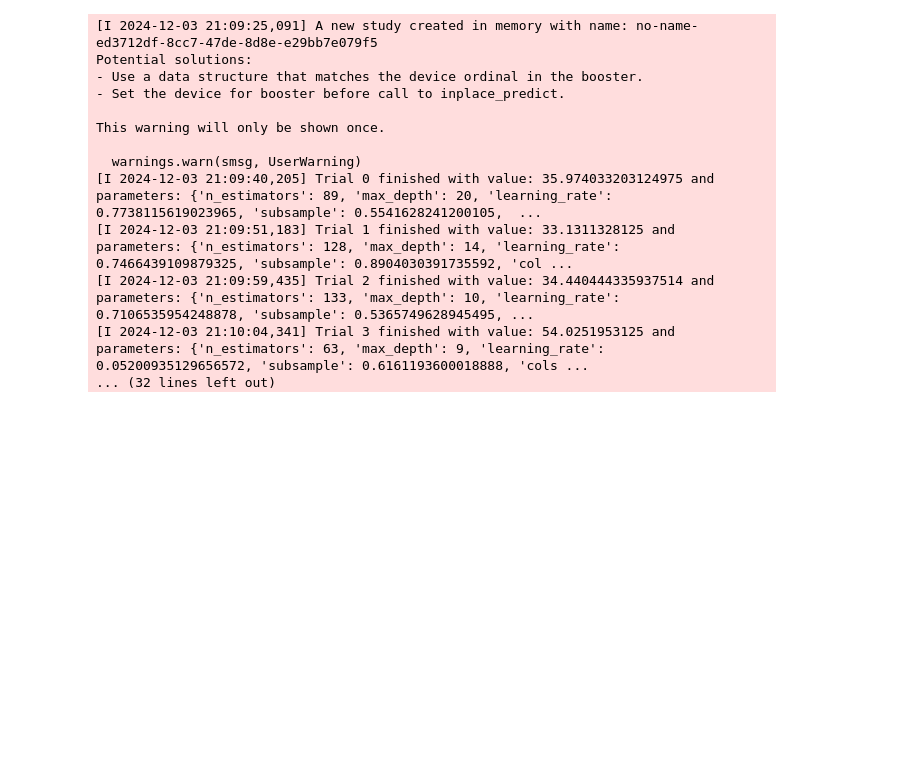
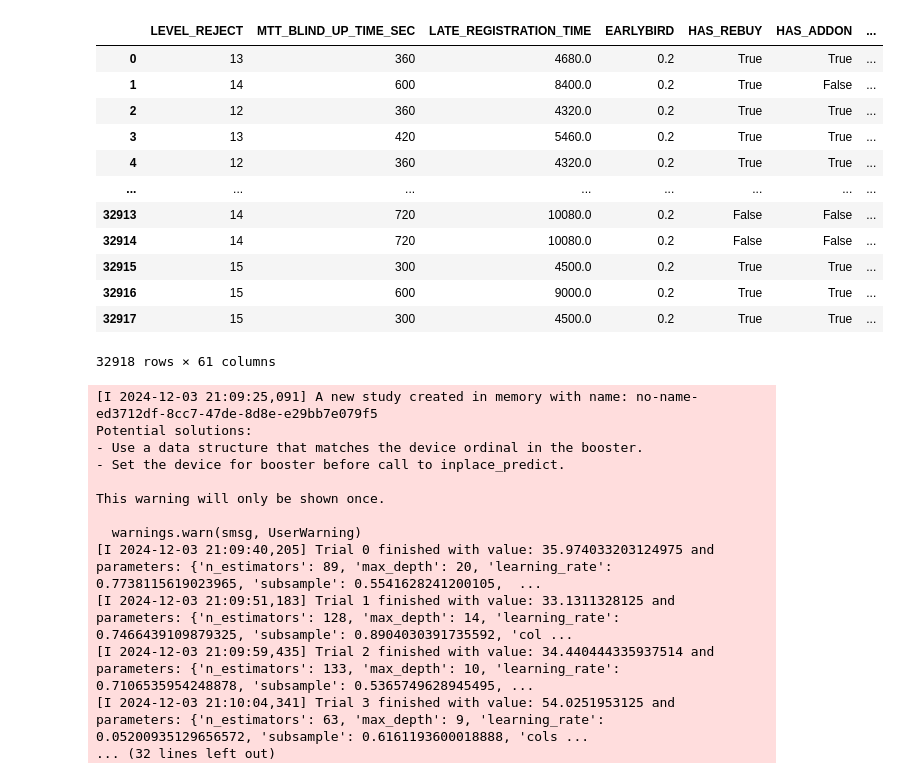
Before and after one commit to MaiaPaulo/xgboost-suprema, a Jupyter notebook: SecondModel/new_model/XGBoost_regressor.ipynb, the cells around one changed output. Cells and saved outputs as stored; diff of their text form; code cells hidden in the pictures; blank space fills up the shorter version.

```diff
--- a/SecondModel/new_model/XGBoost_regressor.ipynb
+++ b/SecondModel/new_model/XGBoost_regressor.ipynb
@@ -83,6 +83,22 @@ data_final = pd.concat([data_transform.drop(cat_columns, axis=1), encoded_df], a
 
 X = data_final.drop(columns=['HAS_OVERLAY', 'OVERLAY', 'MTT_RESULT', 'COLLECTED', 'NORMALIZED_MTT_RESULT', 'NORMALIZED_COLLECTED' ], axis=1)
 y = data_final['COLLECTED']
+# %%
+X
+# %% [output]
+|  | LEVEL_REJECT | MTT_BLIND_UP_TIME_SEC | LATE_REGISTRATION_TIME | EARLYBIRD | HAS_REBUY | HAS_ADDON | ... |
+| 0 | 13 | 360 | 4680.0 | 0.2 | True | True | ... |
+| 1 | 14 | 600 | 8400.0 | 0.2 | True | False | ... |
+| 2 | 12 | 360 | 4320.0 | 0.2 | True | True | ... |
+| 3 | 13 | 420 | 5460.0 | 0.2 | True | True | ... |
+| 4 | 12 | 360 | 4320.0 | 0.2 | True | True | ... |
+| ... | ... | ... | ... | ... | ... | ... | ... |
+| 32913 | 14 | 720 | 10080.0 | 0.2 | False | False | ... |
+| 32914 | 14 | 720 | 10080.0 | 0.2 | False | False | ... |
+| 32915 | 15 | 300 | 4500.0 | 0.2 | True | True | ... |
+| 32916 | 15 | 600 | 9000.0 | 0.2 | True | True | ... |
+| 32917 | 15 | 300 | 4500.0 | 0.2 | True | True | ... |
+32918 rows × 61 columns
 # %%
 # DEFINING THE CROSS-VALIDATION FUNCTION FOR XGBOOST REGRESSOR MODEL WITH OPTUNA
 def cross_validation_optuna(trial, X, y, n_splits):
```
Also changed, not shown: parts of 2 cells of this notebook, 5 other files.
